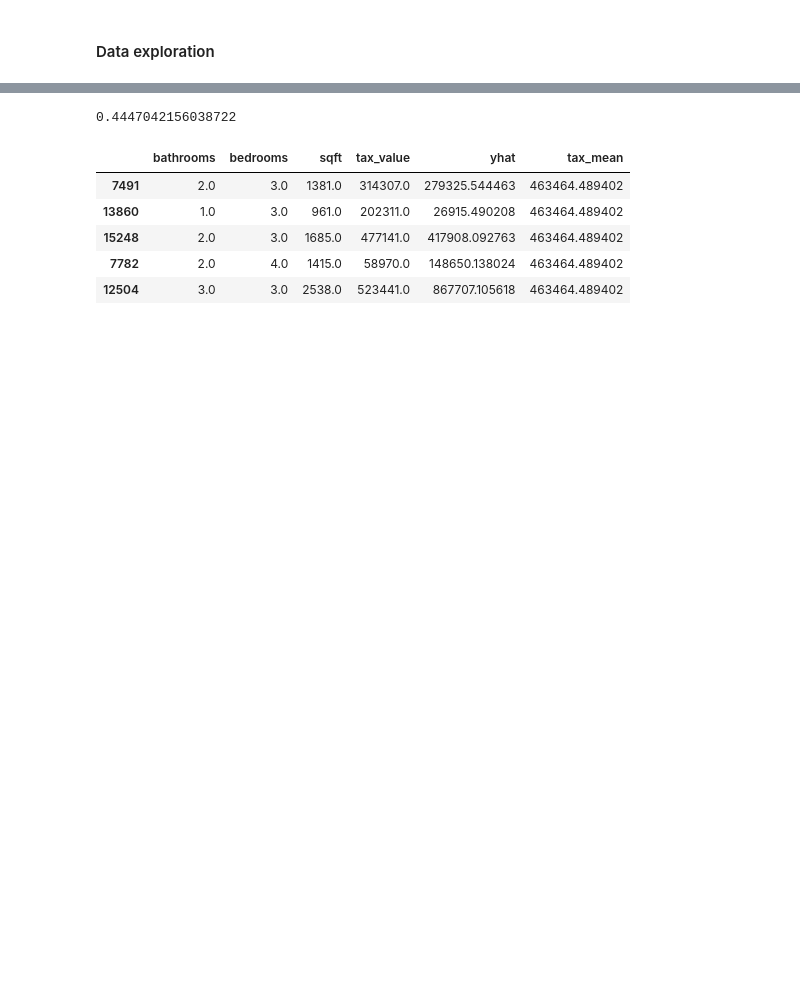
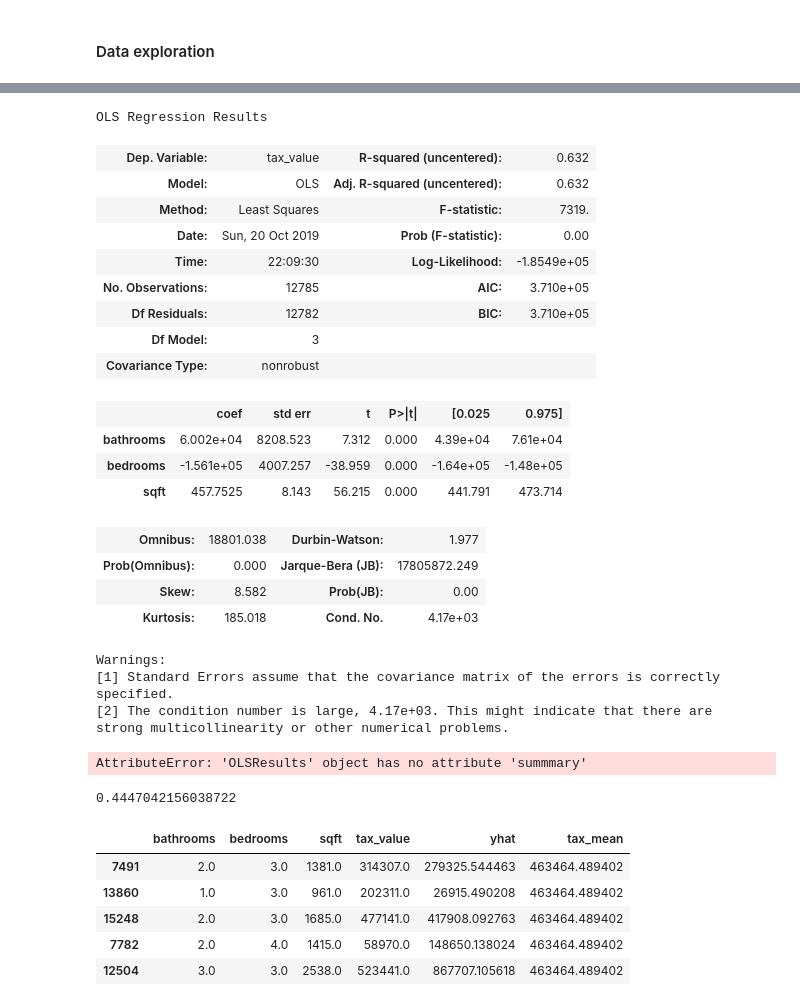
Before and after one commit to JefferyRoeder/zillow_project, a Jupyter notebook: model1.ipynb, the cells around one changed output, grey strips where cells are left out. Saved outputs shown, nothing was run; the diff lists cells and outputs as text; code cells hidden in the pictures; blank space fills up the shorter version.

Commit message:
Completion up to modeling section of notebook

```diff
--- a/model1.ipynb
+++ b/model1.ipynb
@@ -179,11 +179,34 @@ plt.show()
 # %%
 import statsmodels.api as sm
 from statsmodels.formula.api import ols
 #OLS object to analyze features
 
-# ols_model = sm.OLS(y_train,X_train)
-# fit = ols_model.fit()
-# fit.summary()
+ols_model = sm.OLS(y_train,X_train)
+fit = ols_model.fit()
+fit.summary()
 
-ols_model = ols('y_train ~ X_train',data=train).fit()
-train['yhat'] = ols_model.predict(y_train)
+#ols_model = ols('y_train ~ X_train',data=train).fit()
+#train['yhat'] = ols_model.predict(y_train)
+# %% [output]
+OLS Regression Results
+| Dep. Variable: | tax_value | R-squared (uncentered): | 0.632 |
+| Model: | OLS | Adj. R-squared (uncentered): | 0.632 |
+| Method: | Least Squares | F-statistic: | 7319. |
+| Date: | Sun, 20 Oct 2019 | Prob (F-statistic): | 0.00 |
+| Time: | 22:09:30 | Log-Likelihood: | -1.8549e+05 |
+| No. Observations: | 12785 | AIC: | 3.710e+05 |
+| Df Residuals: | 12782 | BIC: | 3.710e+05 |
+| Df Model: | 3 |  |  |
+| Covariance Type: | nonrobust |  |  |
+|  | coef | std err | t | P>|t| | [0.025 | 0.975] |
+| bathrooms | 6.002e+04 | 8208.523 | 7.312 | 0.000 | 4.39e+04 | 7.61e+04 |
+| bedrooms | -1.561e+05 | 4007.257 | -38.959 | 0.000 | -1.64e+05 | -1.48e+05 |
+| sqft | 457.7525 | 8.143 | 56.215 | 0.000 | 441.791 | 473.714 |
+| Omnibus: | 18801.038 | Durbin-Watson: | 1.977 |
+| Prob(Omnibus): | 0.000 | Jarque-Bera (JB): | 17805872.249 |
+| Skew: | 8.582 | Prob(JB): | 0.00 |
+| Kurtosis: | 185.018 | Cond. No. | 4.17e+03 |
+Warnings:
+[1] Standard Errors assume that the covariance matrix of the errors is correctly specified.
+[2] The condition number is large, 4.17e+03. This might indicate that there are
+strong multicollinearity or other numerical problems.
@@ -195,3 +213,7 @@ ols_model()
+# %%
+ols_model.summmary()
+# %% [output]
+AttributeError: 'OLSResults' object has no attribute 'summmary'
 # %%
 #r2 of
 r2_lm1 = r2_score(y_train,train.yhat)
```
Also changed, not shown: parts of 2 cells of this notebook, 5 other files.
